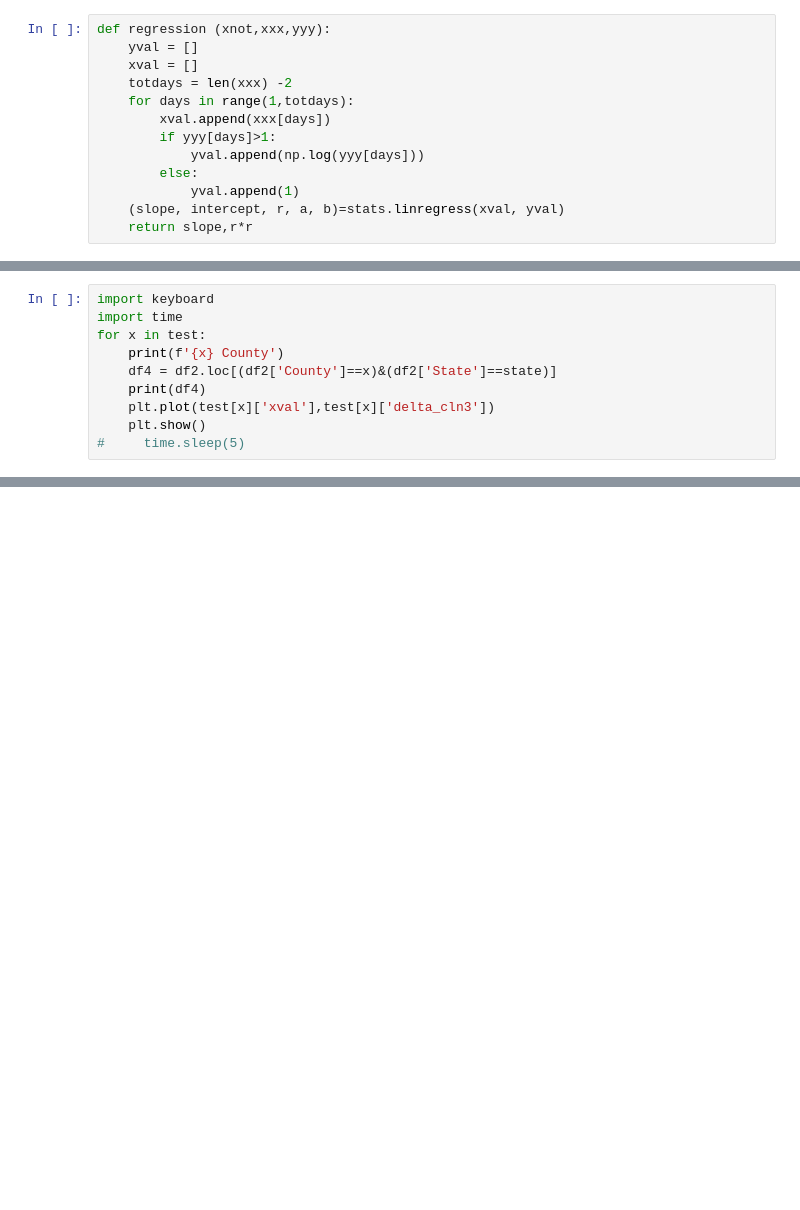
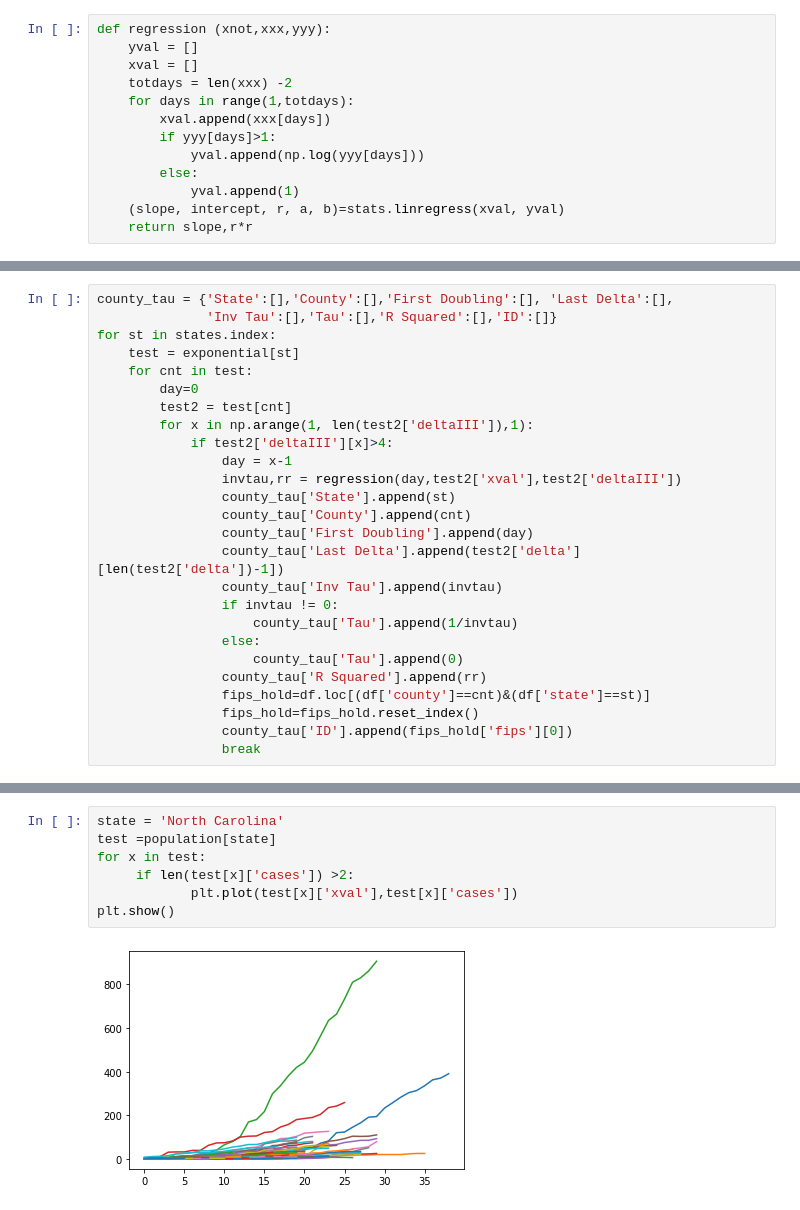
Before and after one commit to jtpeters963/Project-1, a Jupyter notebook: Untitled.ipynb, the cells around one changed output, grey strips where cells are left out. Drawn from its saved outputs; the diff is of its cells as text; blank space fills up the shorter version.

```diff
--- a/Untitled.ipynb
+++ b/Untitled.ipynb
@@ -173,10 +21,0 @@ plt.show()
-# %%
-import keyboard
-import time
-for x in test:
-    print(f'{x} County')
-    df4 = df2.loc[(df2['County']==x)&(df2['State']==state)]
-    print(df4)
-    plt.plot(test[x]['xval'],test[x]['delta_cln3'])
-    plt.show()
-#     time.sleep(5)
@@ -223,0 +146,26 @@ Okaloosa County
+# %%
+county_tau = {'State':[],'County':[],'First Doubling':[], 'Last Delta':[],
+              'Inv Tau':[],'Tau':[],'R Squared':[],'ID':[]}
+for st in states.index:
+    test = exponential[st]
+    for cnt in test:
+        day=0
+        test2 = test[cnt]
+        for x in np.arange(1, len(test2['deltaIII']),1):
+            if test2['deltaIII'][x]>4:
+                day = x-1
+                invtau,rr = regression(day,test2['xval'],test2['deltaIII'])
+                county_tau['State'].append(st)
+                county_tau['County'].append(cnt)
+                county_tau['First Doubling'].append(day)
+                county_tau['Last Delta'].append(test2['delta'][len(test2['delta'])-1])
+                county_tau['Inv Tau'].append(invtau)
+                if invtau != 0:
+                    county_tau['Tau'].append(1/invtau)
+                else:
+                    county_tau['Tau'].append(0)
+                county_tau['R Squared'].append(rr)
+                fips_hold=df.loc[(df['county']==cnt)&(df['state']==st)]
+                fips_hold=fips_hold.reset_index()
+                county_tau['ID'].append(fips_hold['fips'][0])
+                break
@@ -223,0 +194,9 @@ Okaloosa County
+# %%
+state = 'North Carolina'
+test =population[state]
+for x in test:
+     if len(test[x]['cases']) >2:
+            plt.plot(test[x]['xval'],test[x]['cases'])
+plt.show()
+# %% [output]
+[figure, added]
```
Also changed, not shown: parts of 35 cells of this notebook, 11 other files.
